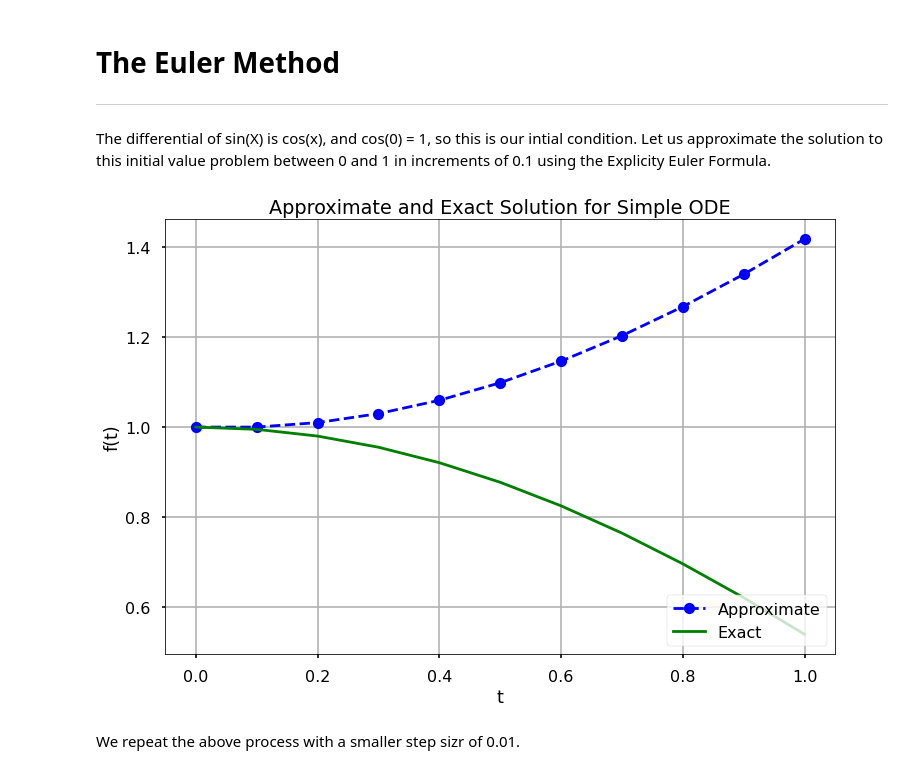
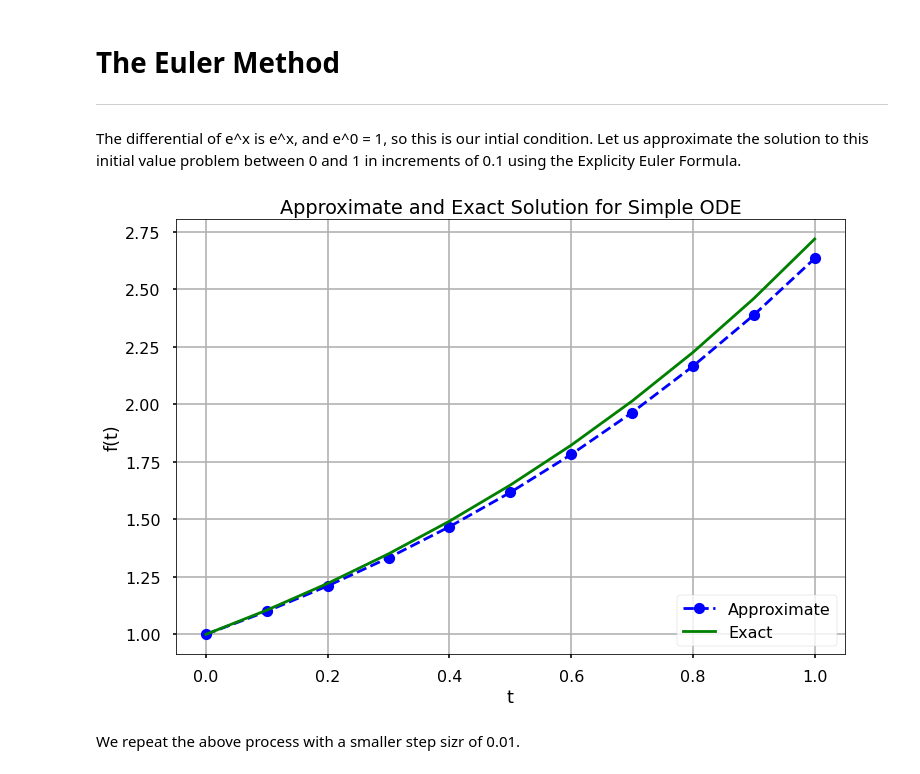
Before and after one commit to hhemesat/MAT-421, a Jupyter notebook: ModuleH.ipynb, the cells around one changed output. Drawn from its saved outputs; the diff is of its cells as text; code cells hidden in the pictures.

```diff
--- a/ModuleH.ipynb
+++ b/ModuleH.ipynb
@@ -5,39 +5,39 @@
 
 ---
 # %% [markdown]
-The differential of sin(X) is cos(x), and cos(0) = 1, so this is our intial condition. Let us approximate the solution to this initial value problem between 0 and 1 in increments of 0.1 using the Explicity Euler Formula.
+The differential of e^x is e^x, and e^0 = 1, so this is our intial condition. Let us approximate the solution to this initial value problem between 0 and 1 in increments of 0.1 using the Explicity Euler Formula.
 # %%
 import numpy as np
 import matplotlib.pyplot as plt
 
 plt.style.use('seaborn-poster')
 %matplotlib inline
 
 # Define parameters
-f = lambda t, s: np.sin(t) # ODE
+f = lambda t, s: np.exp(t) # ODE
 h = 0.1
 t = np.arange(0, 1 + h, h)
 s0 = 1 # Initial Condition
 
 # Explicit Euler Method
 s = np.zeros(len(t))
 s[0] = s0
 
 for i in range(0, len(t) - 1):
     s[i + 1] = s[i] + h*f(t[i], s[i])
 
 plt.figure(figsize = (12, 8))
 plt.plot(t, s, 'bo--', label='Approximate')
-plt.plot(t, np.cos(t), 'g', label='Exact')
+plt.plot(t, np.exp(t), 'g', label='Exact')
 plt.title('Approximate and Exact Solution \
 for Simple ODE')
 plt.xlabel('t')
 plt.ylabel('f(t)')
 plt.grid()
 plt.legend(loc='lower right')
 plt.show()
 # %% [output]
-[figure, old version]
+[figure, new version]
 # %% [markdown]
 We repeat the above process with a smaller step sizr of 0.01.
 # %%
```
Also changed, not shown: parts of 1 cell of this notebook.
